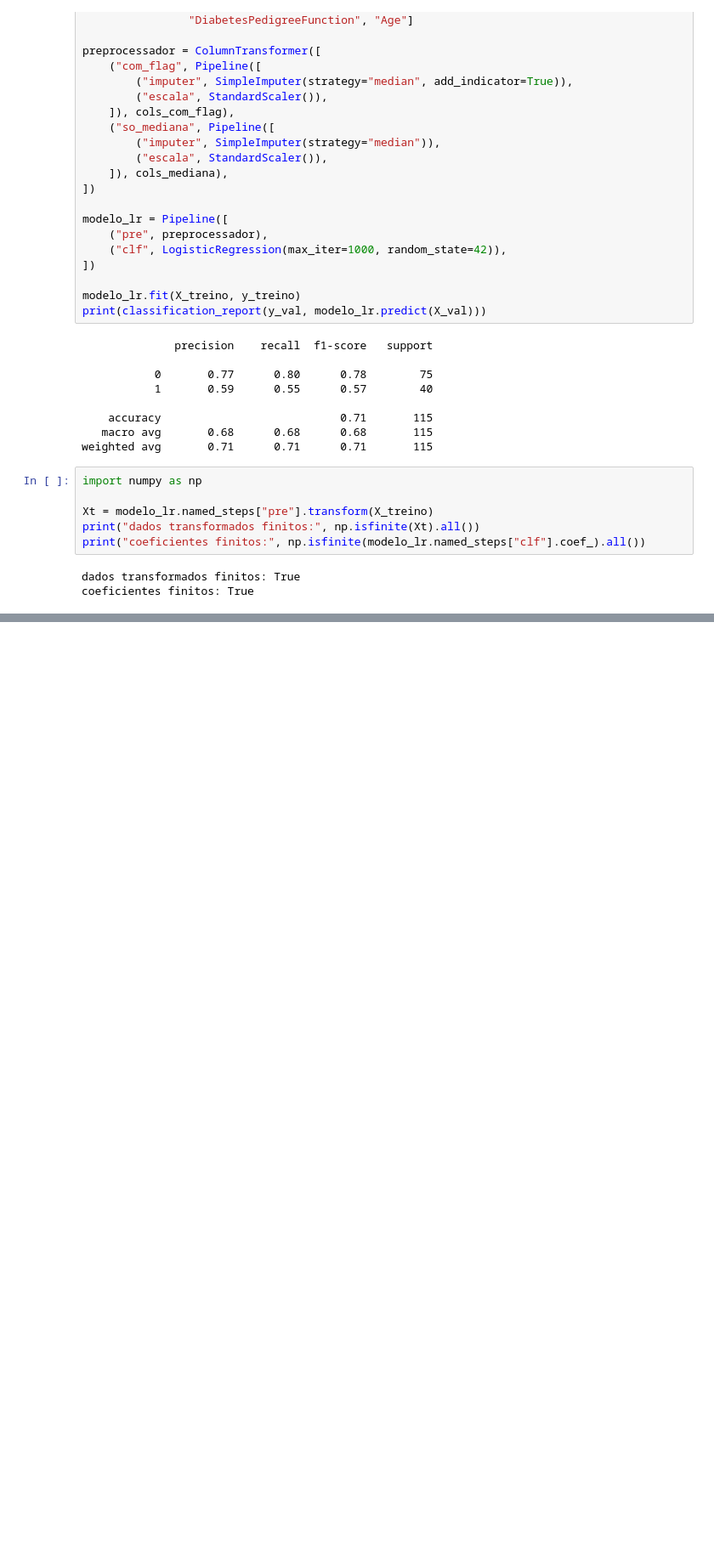
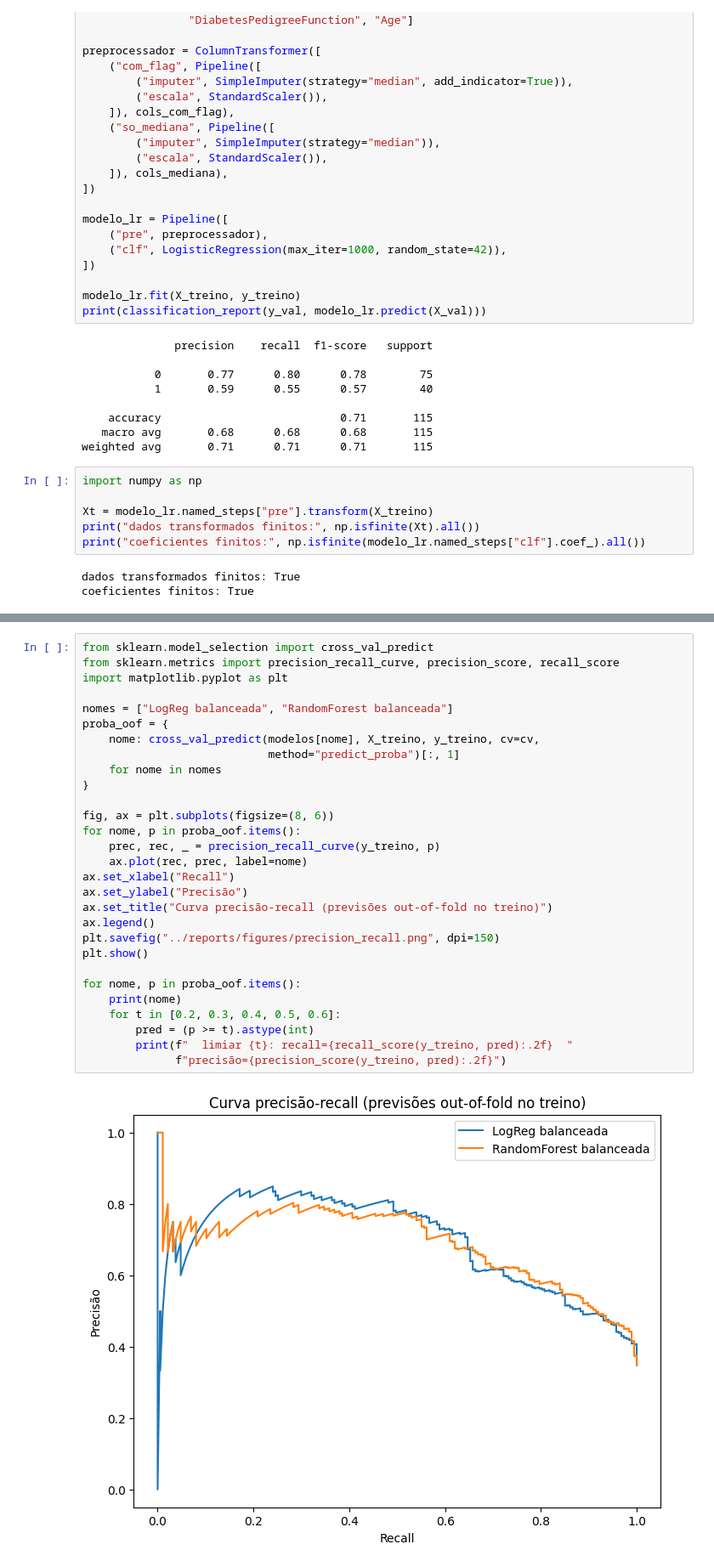
Before and after one commit to phcassemiro/tech-challenge-fase1, a Jupyter notebook: notebooks/01-eda.ipynb, the cells around one changed output, grey strips where cells are left out. Shown at 85% size. Drawn from its saved outputs; the diff is of its cells as text; blank space fills up the shorter version.

Commit message:
feat: teste de flag de ausencia, limiar de decisao e SHAP

```diff
--- a/notebooks/01-eda.ipynb
+++ b/notebooks/01-eda.ipynb
@@ -193,0 +235,31 @@ coeficientes finitos: True
+# %%
+from sklearn.model_selection import cross_val_predict
+from sklearn.metrics import precision_recall_curve, precision_score, recall_score
+import matplotlib.pyplot as plt
+
+nomes = ["LogReg balanceada", "RandomForest balanceada"]
+proba_oof = {
+    nome: cross_val_predict(modelos[nome], X_treino, y_treino, cv=cv,
+                            method="predict_proba")[:, 1]
+    for nome in nomes
+}
+
+fig, ax = plt.subplots(figsize=(8, 6))
+for nome, p in proba_oof.items():
+    prec, rec, _ = precision_recall_curve(y_treino, p)
+    ax.plot(rec, prec, label=nome)
+ax.set_xlabel("Recall")
+ax.set_ylabel("Precisão")
+ax.set_title("Curva precisão-recall (previsões out-of-fold no treino)")
+ax.legend()
+plt.savefig("../reports/figures/precision_recall.png", dpi=150)
+plt.show()
+
+for nome, p in proba_oof.items():
+    print(nome)
+    for t in [0.2, 0.3, 0.4, 0.5, 0.6]:
+        pred = (p >= t).astype(int)
+        print(f"  limiar {t}: recall={recall_score(y_treino, pred):.2f}  "
+              f"precisão={precision_score(y_treino, pred):.2f}")
+# %% [output]
+[figure, added]
```
Also changed, not shown: parts of 7 cells of this notebook, 4 other files.
